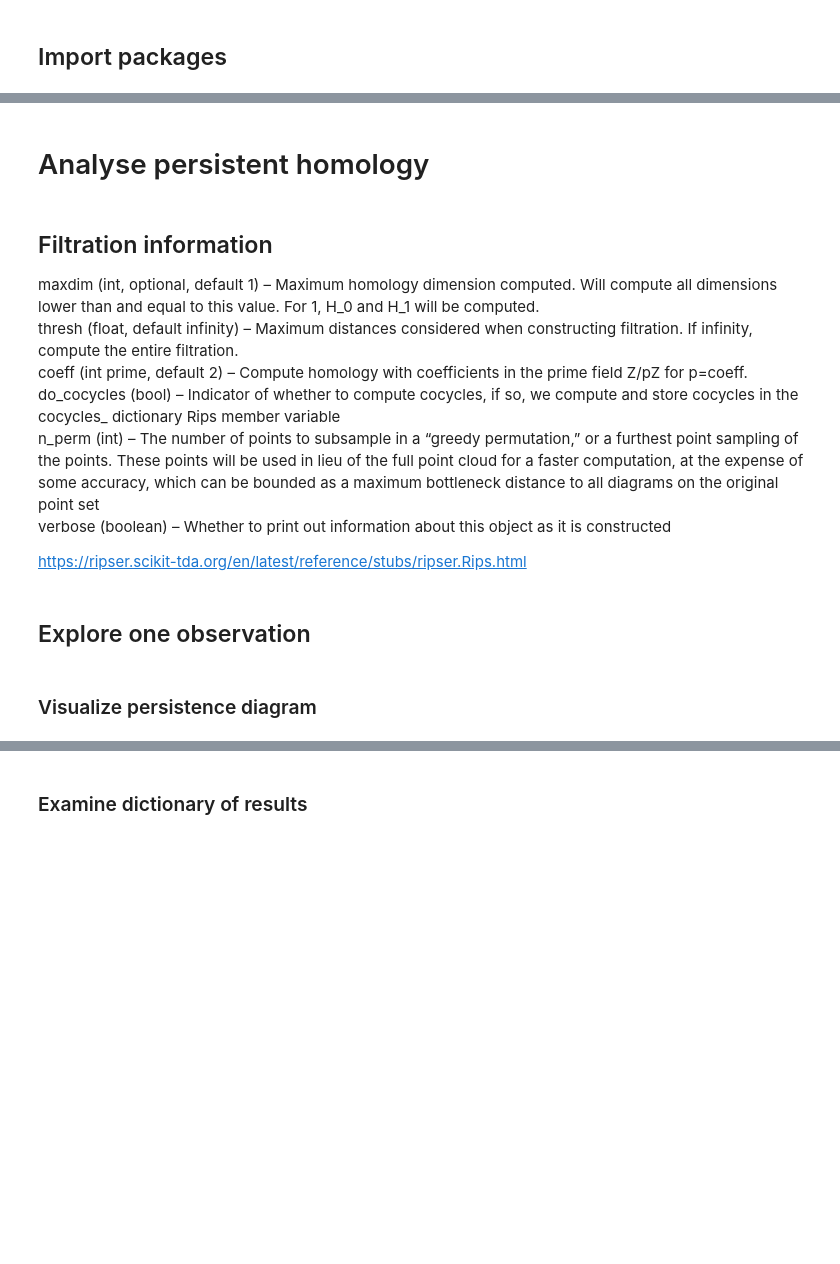
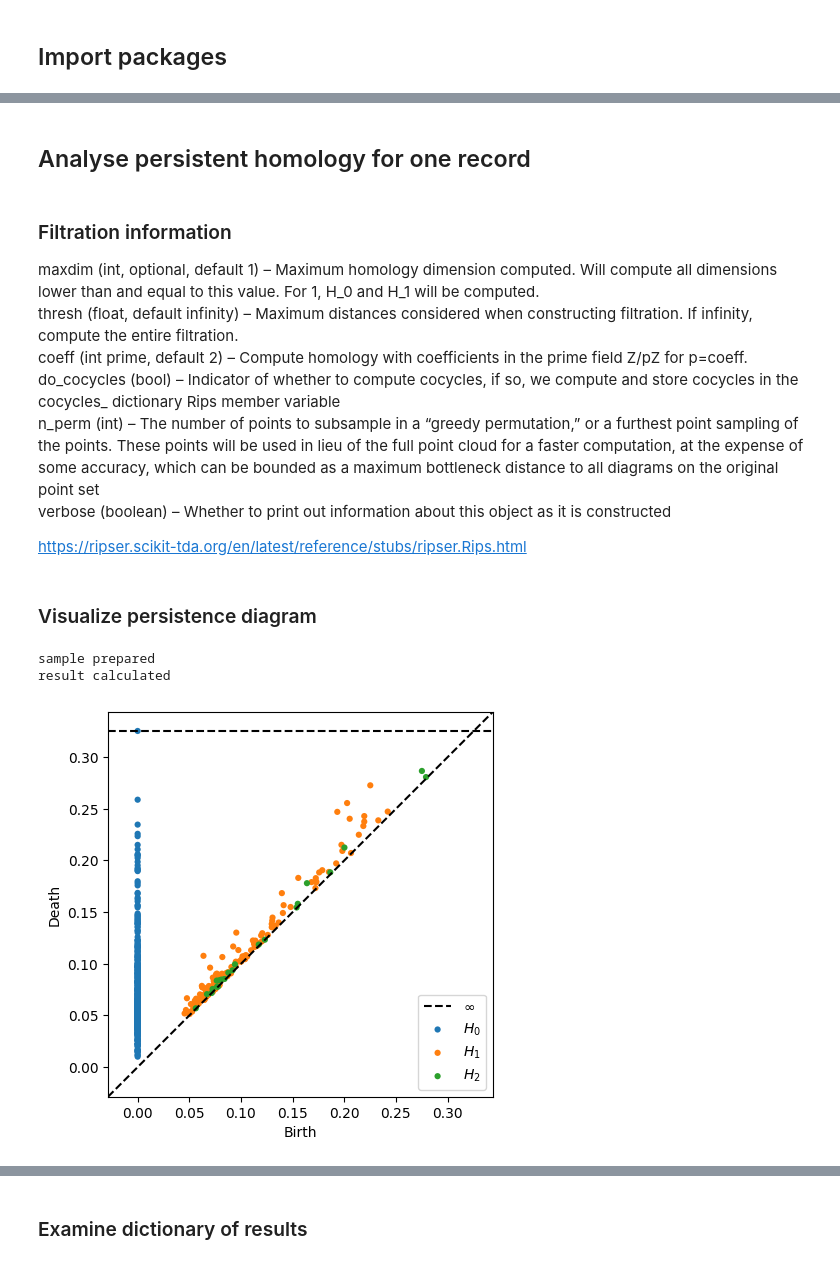
Before and after one commit to kgrillaert/ehg_tda, a Jupyter notebook: EHG_Preterm.ipynb, the cells around one changed output, grey strips where cells are left out. Cells and saved outputs as stored; diff of their text form; code cells hidden in the pictures; blank space fills up the shorter version.

```diff
--- a/EHG_Preterm.ipynb
+++ b/EHG_Preterm.ipynb
@@ -183,7 +295,7 @@ df
 # %% [markdown]
-# Analyse persistent homology
+## Analyse persistent homology for one record
 # %% [markdown]
-## Filtration information
+### Filtration information
 
 maxdim (int, optional, default 1) – Maximum homology dimension computed. Will compute all dimensions lower than and equal to this value. For 1, H_0 and H_1 will be computed.
 thresh (float, default infinity) – Maximum distances considered when constructing filtration. If infinity, compute the entire filtration.
@@ -194,25 +306,25 @@ which can be bounded as a maximum bottleneck distance to all diagrams on the ori
 verbose (boolean) – Whether to print out information about this object as it is constructed
 
 https://ripser.scikit-tda.org/en/latest/reference/stubs/ripser.Rips.html
-# %% [markdown]
-## Explore one observation
 # %% [markdown]
 ### Visualize persistence diagram
 # %%
 #So much data... will need to research proper way to filter and create sparse matrix, and probably sample on top of that. For now, a simple sample.
-unfiltered_sensors =
-
 sample_fraction = 0.01
 df_sample = df.sample(frac=sample_fraction, random_state=42)
 print("sample prepared")
 
 result = ripser(df_sample, maxdim=2, coeff=2)
 print("result calculated")
 
 # Plot the persistent homology diagram
 plt.figure(figsize=(10, 5))
 diagrams = (result)['dgms']
 plot_diagrams(diagrams, show=True)
+# %% [output]
+sample prepared
+result calculated
+[figure, added]
 # %%
 df.columns = df.columns.astype(str)
 
```
Also changed, not shown: parts of 68 cells of this notebook.
